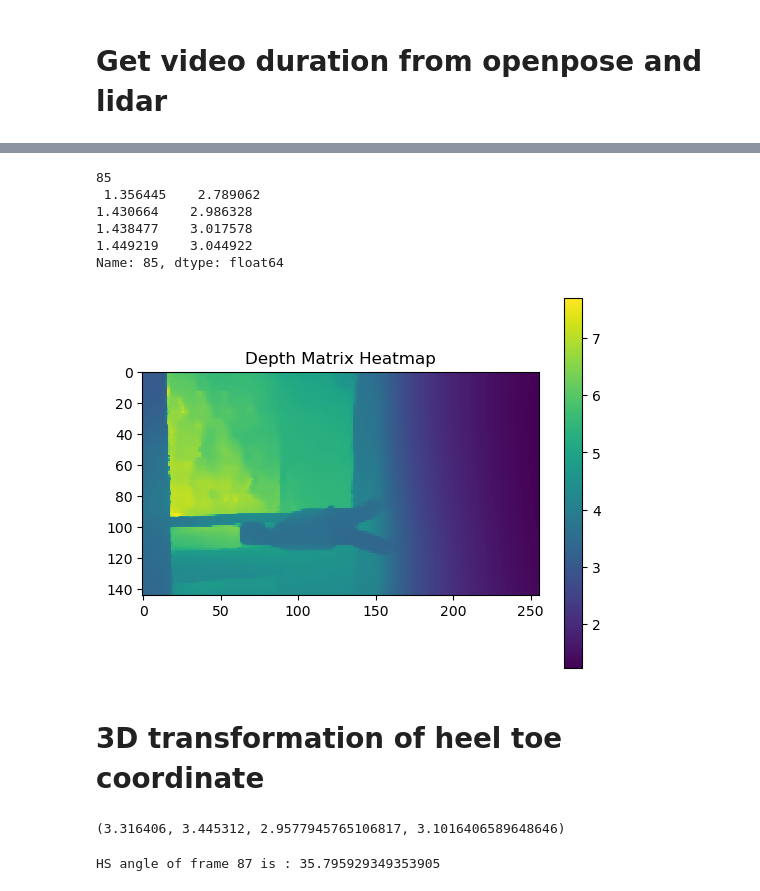
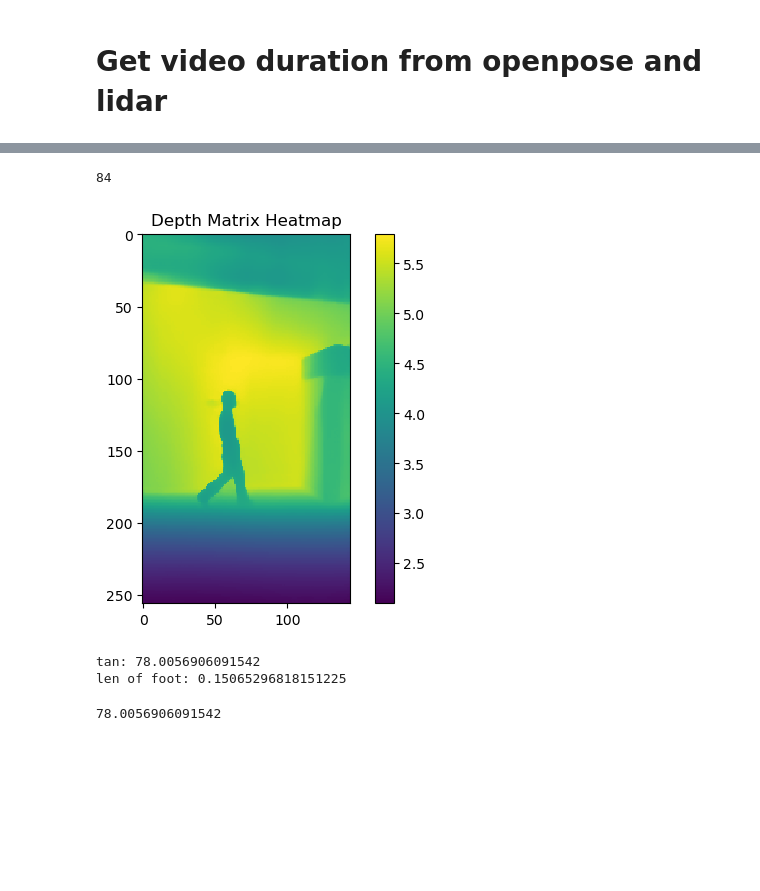
Before and after one commit to Ivy421/5003, a Jupyter notebook: Complete_Flow.ipynb, the cells around one changed output, grey strips where cells are left out. Drawn from its saved outputs; the diff is of its cells as text; code cells hidden in the pictures; blank space fills up the shorter version.

```diff
--- a/Complete_Flow.ipynb
+++ b/Complete_Flow.ipynb
@@ -52,8 +52,8 @@ import os
 from moviepy.video.io.VideoFileClip import VideoFileClip
 import imageio
 
-folder_path = 'E:/NUS/5003/Camera_cali/ivy_data/low1/squash.mp4'
-output_folder = 'E:/NUS/5003/Camera_cali/ivy_data/low1/frames_20/'
+folder_path = 'E:/NUS/5003/A_3Dtransform/ivy_data/low9/ARGait_P_Uploader_Freewalk_14-03-2024_20-03-24_noAR.o.mp4'
+output_folder = 'E:/NUS/5003/A_3Dtransform/ivy_data/low9/frames_30/'
 os.makedirs(output_folder, exist_ok=True)
 cap = cv2.VideoCapture(folder_path)
 
@@ -67,7 +67,7 @@ def split_video_into_frames(video_path, output_folder, frame_rate):
         video_clip.save_frame(image_filename, t=i * frame_interval)
     video_clip.reader.close()
 
-split_video_into_frames(folder_path,output_folder, 19.86)   # last number is frame rate, is 1/19.86 HZ
+split_video_into_frames(folder_path,output_folder, 30.013)   # last number is frame rate HZ
 # %% [markdown]
 # Camera Martix and LiDAR data
 # %%
@@ -123,10 +218,17 @@ lidar video duration:4.797832 s
+# %%
+hs_df = pd.read_excel('E:/NUS/5003/A_3Dtransform/ivy_data/result_HS.xlsx')
+to_df = pd.read_excel('E:/NUS/5003/A_3Dtransform/ivy_data/result_TO.xlsx')
 # %%
-image_path = 'E:/NUS/5003/A_3Dtransform/ivy_data/ivy1/frames_20/' +'87.png'
+######### change frame  ##########
+iter_number = 87
+#################################
+now_to = to_df.iloc[iter_number]
+#now_hs = hs_df.iloc[iter_number]
+print("processing frame details:\n",now_to)
+image_path = 'E:/NUS/5003/A_3Dtransform/ivy_data/low9/frames_30/' +'%s.png'%int( now_to[0]+0)
 image = cv2.imread(image_path)
-
-# (x1, y1) and (x2, y2)
 
 # openpose coordinate defines y at the left bottom, while pixel coordinate define y at left upward, an img is 1920 height
 
-heel = (453  +  0  , 1920-706  +  0  )  # heel
-toe =  (530  -  0  , 1920-728  +  0  )  # toe
+heel = (int(now_to[2])  + 21 , 1920- int(now_to[3])  + 15  )  # heel
+toe =  (int(now_to[4])  - 10 , 1920- int(now_to[5])  + 12  )  # toe
@@ -161,47 +247,10 @@ TypeError: type numpy.ndarray doesn't define __round__ method
-# %%
-## Match frameA of openpose with frameB of lidar
-
-frame_openpose = int(image_path.split('/')[-1].split('.')[0])
-lidar_fps = 1/30
-openpose_fps = 1/19.86
-openpose_time = frame_openpose*openpose_fps
-lidar_frame = round(  openpose_time/openpose_duration*lidar_duration/lidar_fps -2  )
-print(lidar_frame,'\n',lidar_df.iloc[lidar_frame,1:5] )
-
-# Depth image
-
-depth_mtx = np.array(lidar_df.iloc[round(lidar_frame),1:]).reshape( 144 , 256)  # 144 row, 256 column    round(lidar_row)
-plt.imshow(depth_mtx, cmap='viridis', interpolation='nearest')
-plt.colorbar()  # 添加颜色条以显示深度值对应的颜色
-plt.title('Depth Matrix Heatmap')
-plt.show()
-# %% [output]
-85
- 1.356445    2.789062
-1.430664    2.986328
-1.438477    3.017578
-1.449219    3.044922
-Name: 85, dtype: float64
-[figure, removed]
-# %% [markdown]
-# 3D transformation of heel toe coordinate
-# %%
-heel_depth = depth_mtx[x_heel_lidar-1, y_heel_lidar-1]
-toe_depth =  depth_mtx[x_toe_lidar-1,  y_toe_lidar-1 ]
-Zc_heel = heel_depth * np.cos( np.arcsin(1.5/heel_depth) )
-Zc_toe = toe_depth * np.cos( np.arcsin(1.5/toe_depth) )
-heel_depth, toe_depth, Zc_heel, Zc_toe,
-# %% [output]
-(3.316406, 3.445312, 2.9577945765106817, 3.1016406589648646)
-# %%
-Xc_heel = Zc_heel*(x_heel_lidar-avg_camera_mtx[0,2])/avg_camera_mtx[0,0]
-Yc_heel = Zc_heel*(y_heel_lidar-avg_camera_mtx[1,2])/avg_camera_mtx[1,1]
-Xc_toe = Zc_toe*(x_toe_lidar-avg_camera_mtx[0,2])/avg_camera_mtx[0,0]
-Yc_toe = Zc_toe*(x_toe_lidar-avg_camera_mtx[1,2])/avg_camera_mtx[1,1]
-
-sin_theta = abs(Yc_heel-Yc_toe)/(np.sqrt(  (Xc_heel-Xc_toe)**2+(Yc_heel-Yc_toe)**2+ (Zc_heel-Zc_toe)**2 )  )
-theta = np.degrees(np.arcsin(sin_theta))
-# theta = np.degrees(theta)
-print('HS angle of frame %s is : %s'%(frame_openpose,theta))
-# %% [output]
-HS angle of frame 87 is : 35.795929349353905
+# %%
+depth_mtx, x_heel_lidar , y_heel_lidar , x_toe_lidar ,y_toe_lidar = visualize_lidar(image, image_path, heel, toe , openpose_duration, lidar_duration )
+angle = calculate_angle( depth_mtx, x_heel_lidar,y_heel_lidar,x_toe_lidar , y_toe_lidar , avg_camera_mtx )
+angle
+# %% [output]
+84
+[figure, added]
+tan: 78.0056906091542
+len of foot: 0.15065296818151225
+78.0056906091542
```
Also changed, not shown: parts of 15 cells of this notebook.
